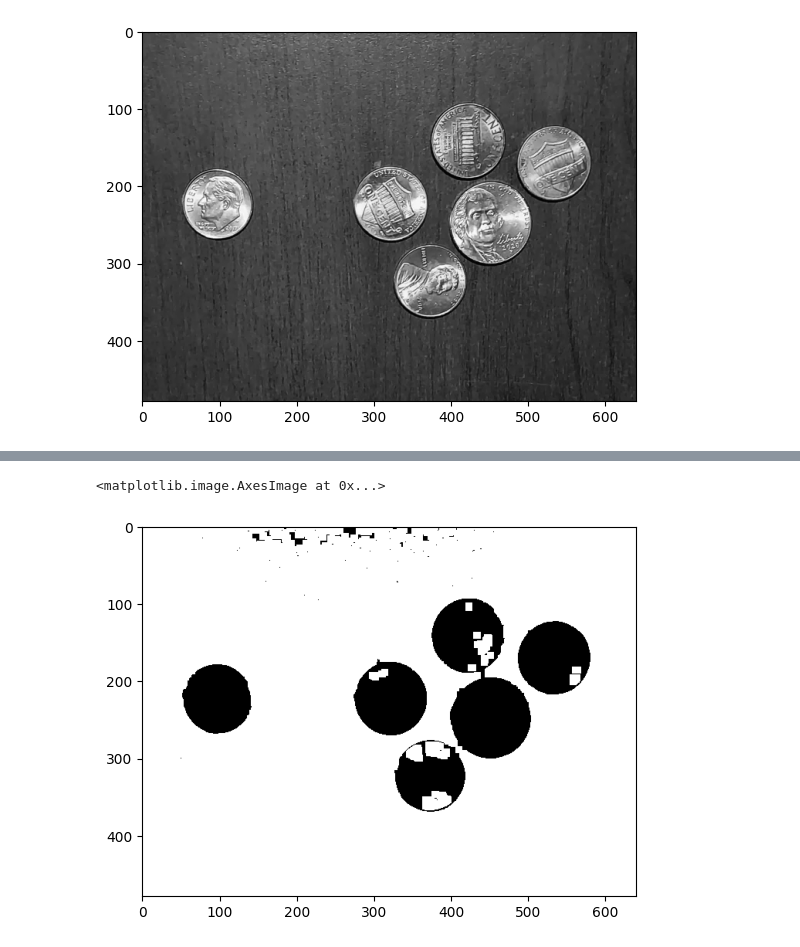
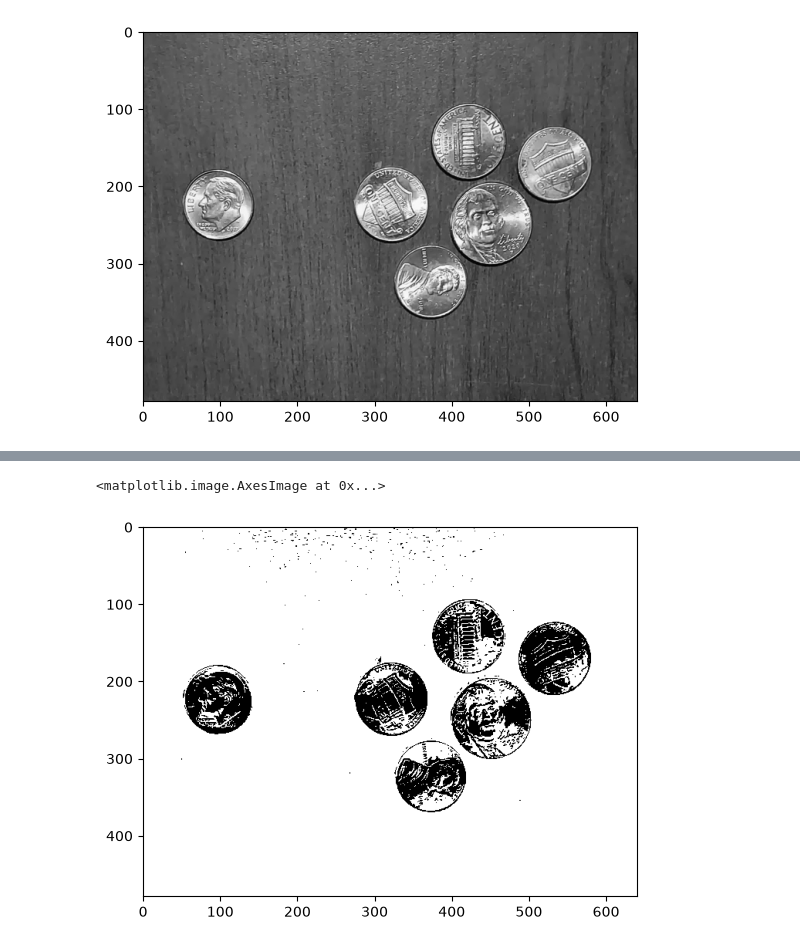
Before and after one commit to htetaunglynn94/Computer-Vision-with-CNN-TensorFlow-and-PyTorch, a Jupyter notebook: 05-OpenCV/17-image_segmentation.ipynb, the cells around one changed output, grey strips where cells are left out. Drawn from its saved outputs; the diff is of its cells as text; code cells hidden in the pictures.

```diff
--- a/05-OpenCV/17-image_segmentation.ipynb
+++ b/05-OpenCV/17-image_segmentation.ipynb
@@ -168,8 +157,10 @@ plt.imshow(thresh,cmap='grey')
-# %%
-kernel = np.ones((3,3), np.uint8)
-opeaning = cv2.morphologyEx(thresh, cv2.MORPH_OPEN, kernel, iterations=4)
-
-plt.imshow(opeaning, cmap='grey')
-# %% [output]
-<matplotlib.image.AxesImage at 0x...>
-[figure, removed]
+# %%
+_, thresh = cv2.threshold(src=img_grey, # input 8-bit single-channel (grayscale) image
+                          thresh=130,   # pixels > 130 = 0; pixels ≤ 0 = 255
+                          maxval=255,   # maximum output value assigned to pixels that meet the inverse threshold condition
+                          type=cv2.THRESH_BINARY_INV) # inverse binary thresholding: pixels > 130 = 0; pixels ≤ 130 = 255
+
+plt.imshow(thresh, cmap='grey')
+# %% [output]
+<matplotlib.image.AxesImage at 0x...>
+[figure, added]
```
Also changed, not shown: parts of 26 cells of this notebook, 1 other file.
